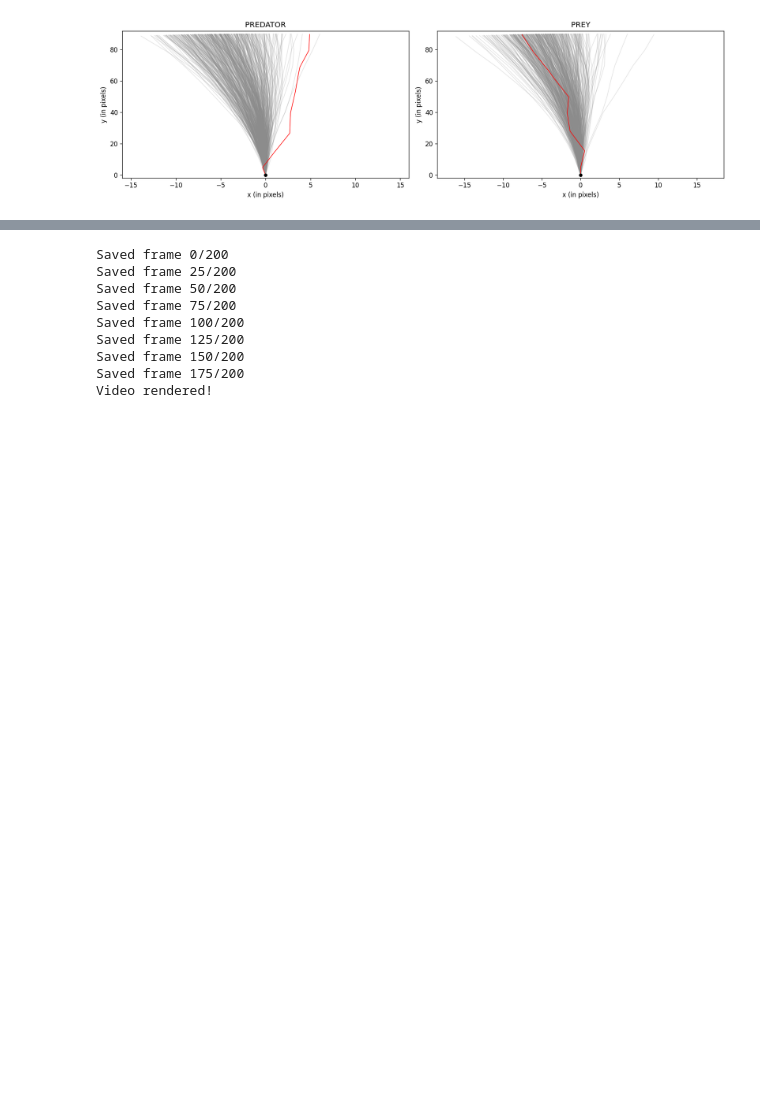
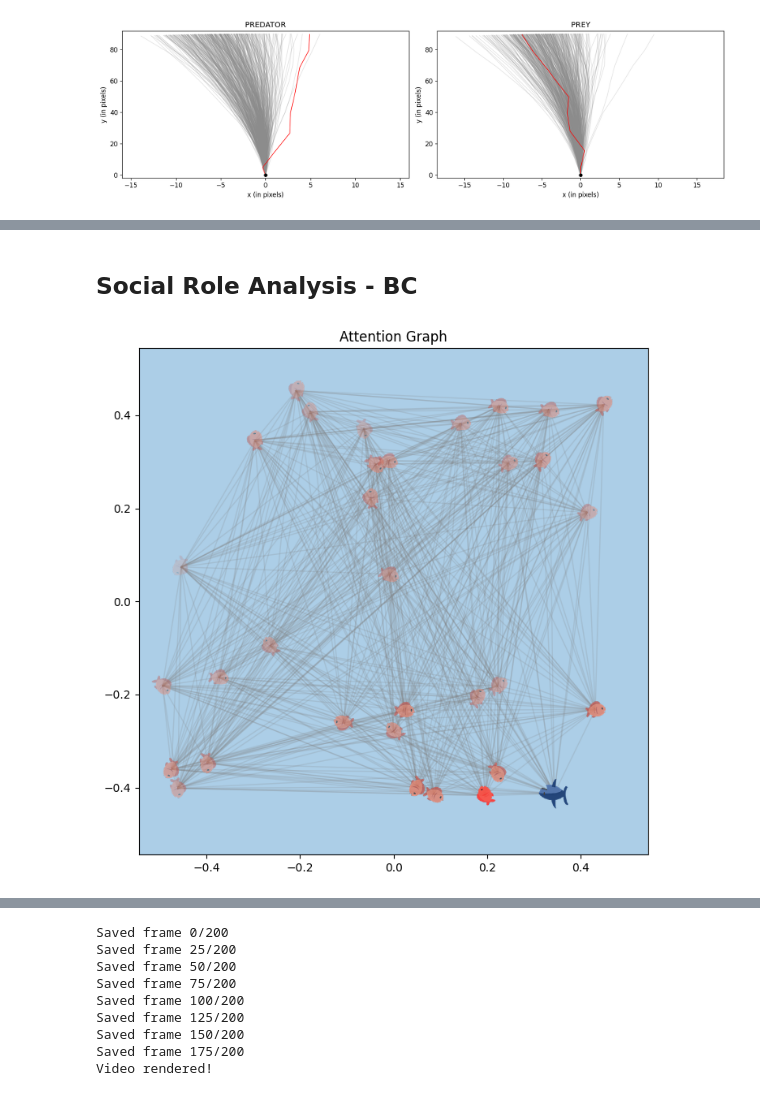
Before and after one commit to wirthy21/Master-Thesis, a Jupyter notebook: notebooks/3. Experiments.ipynb, the cells around one changed output, grey strips where cells are left out. Cells and saved outputs as stored; diff of their text form; code cells hidden in the pictures; blank space fills up the shorter version.

Commit message:
Social Roles with BC

```diff
--- a/notebooks/3. Experiments.ipynb
+++ b/notebooks/3. Experiments.ipynb
@@ -266,0 +267,7 @@ draw_predator_attention_graph(gail_metrics, frame_idx=1, pred_img_path=pred_img_
+# %% [markdown]
+## Social Role Analysis - BC
+# %%
+# plot attention graph for a specific frame
+draw_attention_graph(bc_metrics, frame_idx=1, pred_img_path=pred_img_path, prey_img_path=prey_img_path)
+# %% [output]
+[figure, added]
```
Also changed, not shown: parts of 4 cells of this notebook, 2 other files.
